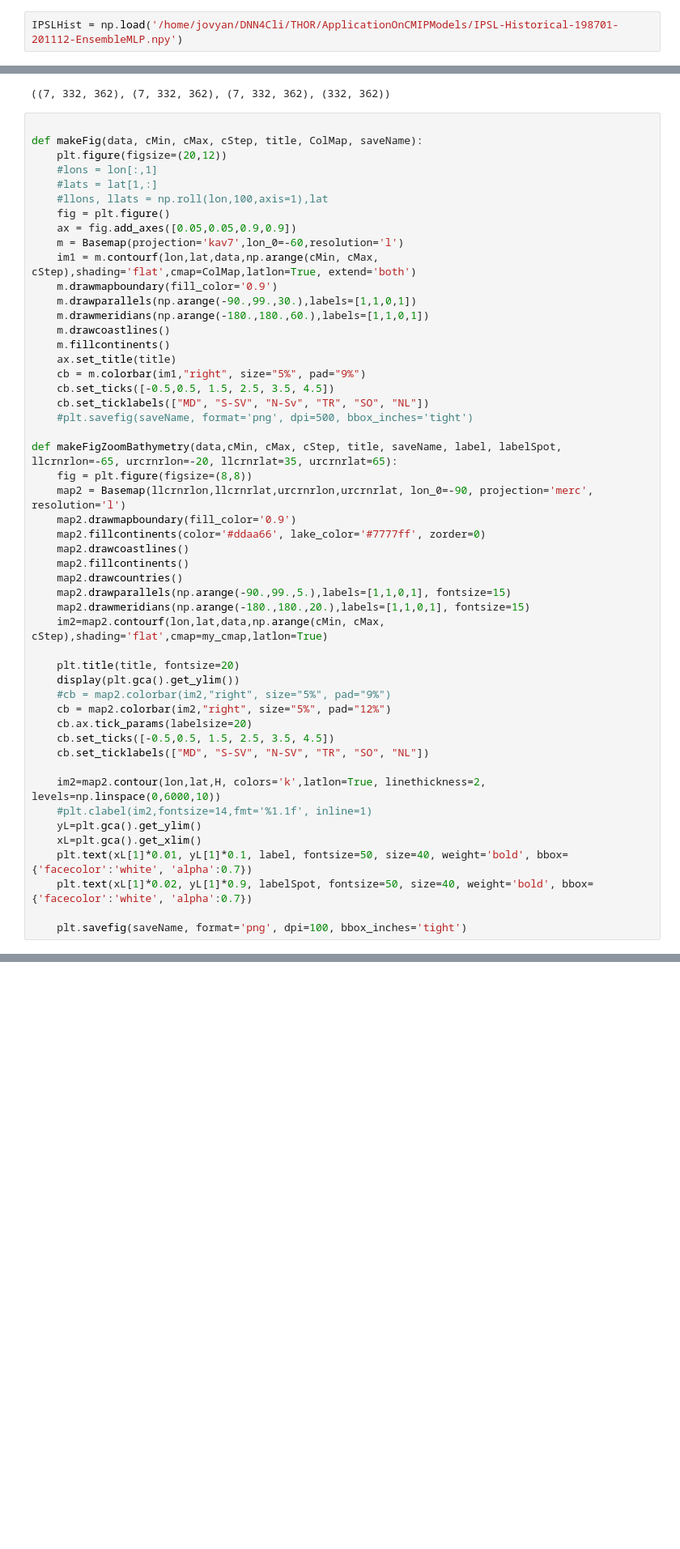
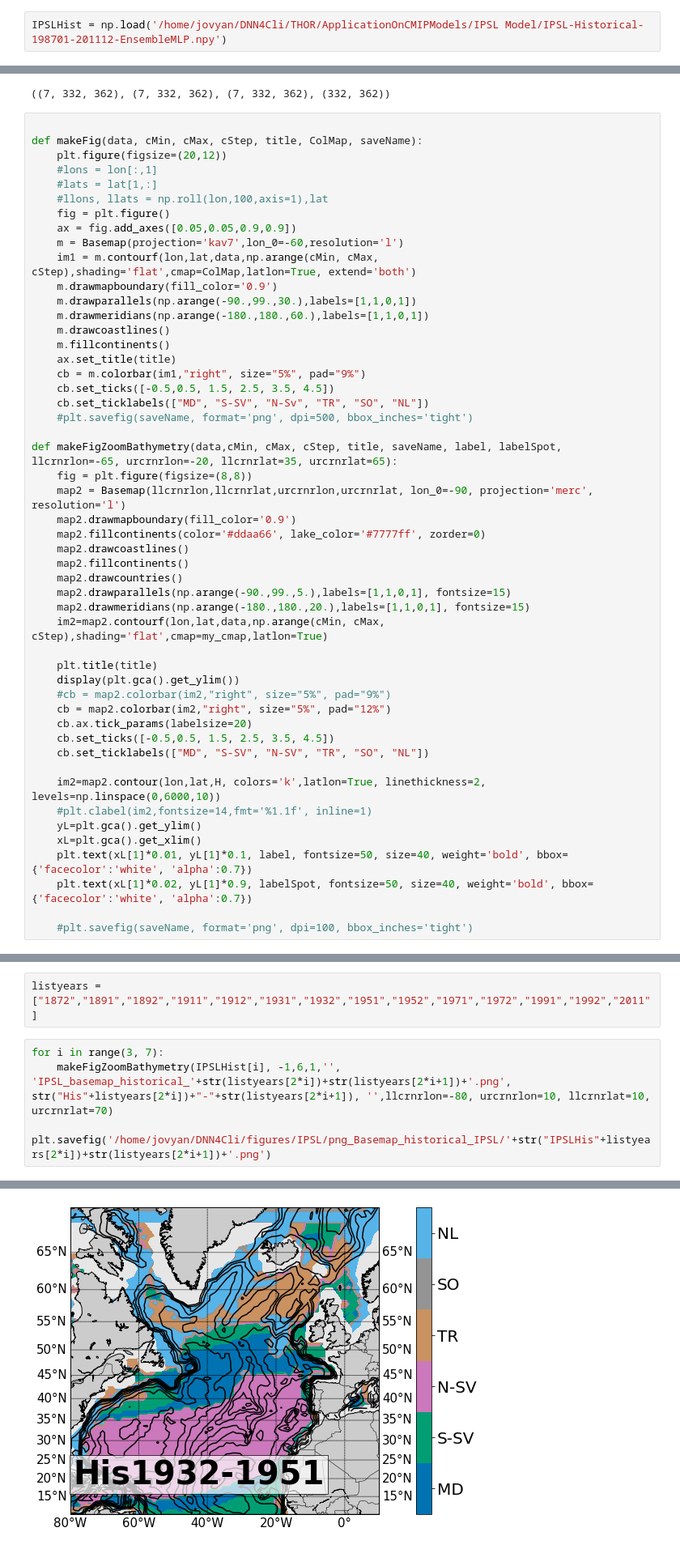
Before and after one commit to maikejulie/DNN4Cli, a Jupyter notebook: figures/IPSL/ZS-IPSL_cleaned_18May-.ipynb, the cells around one changed output, grey strips where cells are left out. Shown at 81% size. Saved outputs shown, nothing was run; the diff lists cells and outputs as text; blank space fills up the shorter version.

Commit message:
updated basemap

```diff
--- a/figures/IPSL/ZS-IPSL_cleaned_18May-.ipynb
+++ b/figures/IPSL/ZS-IPSL_cleaned_18May-.ipynb
@@ -27,5 +43,5 @@ H.shape
 # %% [output]
 (332, 362)
 # %%
-IPSLHist = np.load('/home/jovyan/DNN4Cli/THOR/ApplicationOnCMIPModels/IPSL-Historical-198701-201112-EnsembleMLP.npy')
+IPSLHist = np.load('/home/jovyan/DNN4Cli/THOR/ApplicationOnCMIPModels/IPSL Model/IPSL-Historical-198701-201112-EnsembleMLP.npy')
 # %%
@@ -70,7 +86,7 @@ def makeFigZoomBathymetry(data,cMin, cMax, cStep, title, saveName, label, labelS
     map2.drawmeridians(np.arange(-180.,180.,20.),labels=[1,1,0,1], fontsize=15)
     im2=map2.contourf(lon,lat,data,np.arange(cMin, cMax, cStep),shading='flat',cmap=my_cmap,latlon=True)
 
-    plt.title(title, fontsize=20)
+    plt.title(title)
     display(plt.gca().get_ylim())
     #cb = map2.colorbar(im2,"right", size="5%", pad="9%")
     cb = map2.colorbar(im2,"right", size="5%", pad="12%")
@@ -85,4 +101,4 @@ def makeFigZoomBathymetry(data,cMin, cMax, cStep, title, saveName, label, labelS
     plt.text(xL[1]*0.01, yL[1]*0.1, label, fontsize=50, size=40, weight='bold', bbox={'facecolor':'white', 'alpha':0.7})
     plt.text(xL[1]*0.02, yL[1]*0.9, labelSpot, fontsize=50, size=40, weight='bold', bbox={'facecolor':'white', 'alpha':0.7})
 
-    plt.savefig(saveName, format='png', dpi=100, bbox_inches='tight')
+    #plt.savefig(saveName, format='png', dpi=100, bbox_inches='tight')
@@ -104,0 +105,7 @@ makeFigZoomBathymetry(IPSLHist[0], -1,6,1,'', 'IPSL_historical_NAtl_EnsembleMLP_
+# %%
+listyears = ["1872","1891","1892","1911","1912","1931","1932","1951","1952","1971","1972","1991","1992","2011"]
+# %%
+for i in range(3, 7):
+    makeFigZoomBathymetry(IPSLHist[i], -1,6,1,'', 'IPSL_basemap_historical_'+str(listyears[2*i])+str(listyears[2*i+1])+'.png', str("His"+listyears[2*i])+"-"+str(listyears[2*i+1]), '',llcrnrlon=-80, urcrnrlon=10, llcrnrlat=10, urcrnrlat=70)
+    plt.savefig('/home/jovyan/DNN4Cli/figures/IPSL/png_Basemap_historical_IPSL/'+str("IPSLHis"+listyears[2*i])+str(listyears[2*i+1])+'.png')
+# %% [output]
@@ -104,0 +116 @@ makeFigZoomBathymetry(IPSLHist[0], -1,6,1,'', 'IPSL_historical_NAtl_EnsembleMLP_
+[figure, added]
```
Also changed, not shown: parts of 8 cells of this notebook.
